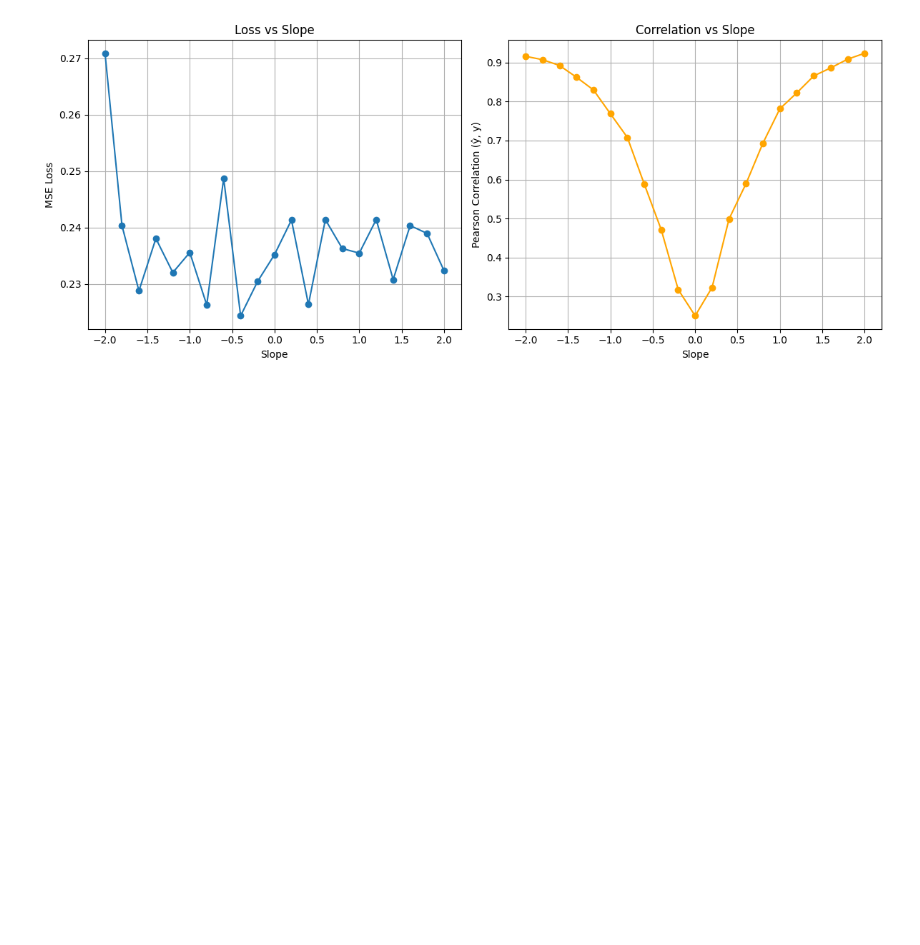
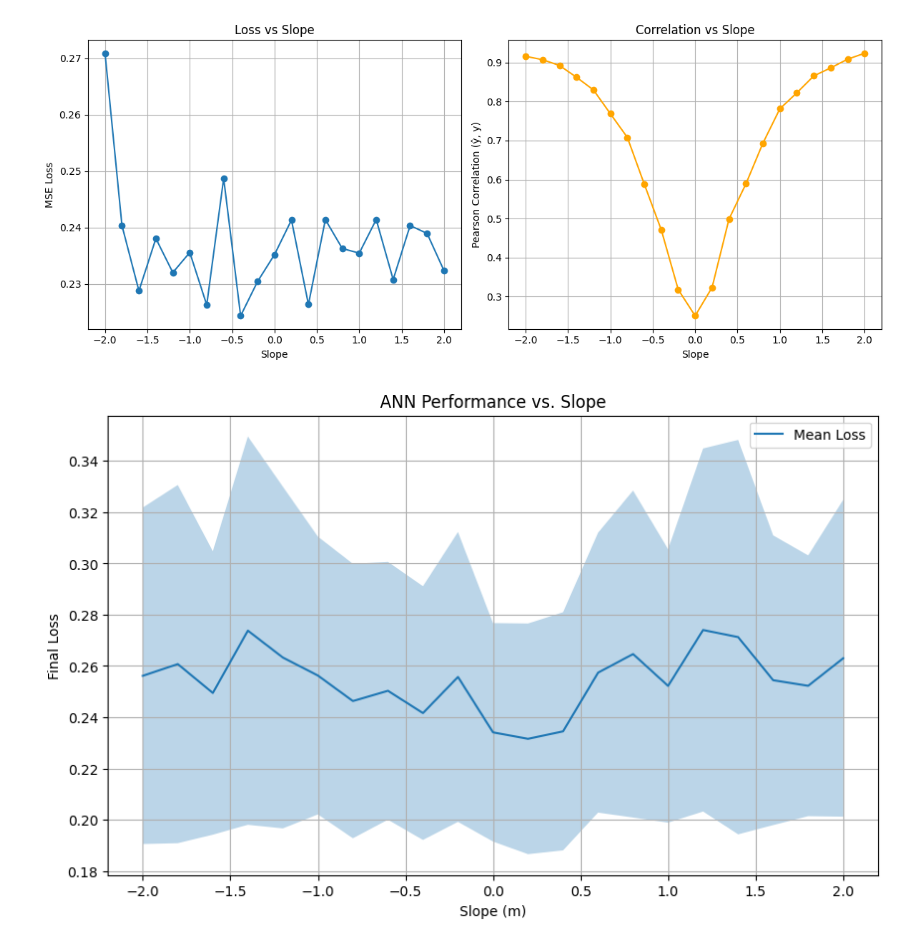
Before and after one commit to RoBiul-Hasan-Jisan/deep-learning, a Jupyter notebook: ANN/annRegression.ipynb, the cells around one changed output. Drawn from its saved outputs; the diff is of its cells as text; code cells hidden in the pictures; blank space fills up the shorter version.

```diff
--- a/ANN/annRegression.ipynb
+++ b/ANN/annRegression.ipynb
@@ -226,3 +226,81 @@ plt.tight_layout()
 plt.show()
 # %% [output]
 [figure]
+# %%
+import torch
+import torch.nn as nn
+import torch.optim as optim
+import numpy as np
+import matplotlib.pyplot as plt
+
+# ========== Function to create synthetic data ==========
+def create_data(m, N=50):
+    x = torch.rand(N, 1) * 2 - 1  # Range [-1, 1]
+    y = m * x + 0.5 * torch.randn(N, 1)
+    return x, y
+
+# ========== Define a simple ANN model ==========
+class ANNModel(nn.Module):
+    def __init__(self):
+        super().__init__()
+        self.net = nn.Sequential(
+            nn.Linear(1, 10),
+            nn.ReLU(),
+            nn.Linear(10, 1)
+        )
+
+    def forward(self, x):
+        return self.net(x)
+
+# ========== Function to train the model ==========
+def train_model(x, y, epochs=200, lr=0.01):
+    model = ANNModel()
+    criterion = nn.MSELoss()
+    optimizer = optim.SGD(model.parameters(), lr=lr)
+
+    for epoch in range(epochs):
+        model.train()
+        y_pred = model(x)
+        loss = criterion(y_pred, y)
+
+        optimizer.zero_grad()
+        loss.backward()
+        optimizer.step()
+
+    return model, loss.item()
+
+# ========== Parametric experiment ==========
+def run_experiment():
+    slopes = np.linspace(-2, 2, 21)
+    runs = 50
+
+    all_losses = []
+
+    for m in slopes:
+        run_losses = []
+        for _ in range(runs):
+            x, y = create_data(m)
+            model, final_loss = train_model(x, y)
+            run_losses.append(final_loss)
+        all_losses.append(run_losses)
+
+    return slopes, np.array(all_losses)
+
+# ========== Run the experiment and plot ==========
+slopes, losses = run_experiment()
+
+# ========== Plot results ==========
+mean_losses = losses.mean(axis=1)
+std_losses = losses.std(axis=1)
+
+plt.figure(figsize=(10, 6))
+plt.plot(slopes, mean_losses, label='Mean Loss')
+plt.fill_between(slopes, mean_losses - std_losses, mean_losses + std_losses, alpha=0.3)
+plt.xlabel("Slope (m)")
+plt.ylabel("Final Loss")
+plt.title("ANN Performance vs. Slope")
+plt.grid(True)
+plt.legend()
+plt.show()
+# %% [output]
+[figure, added]
```
Also changed, not shown: 5 other files.
